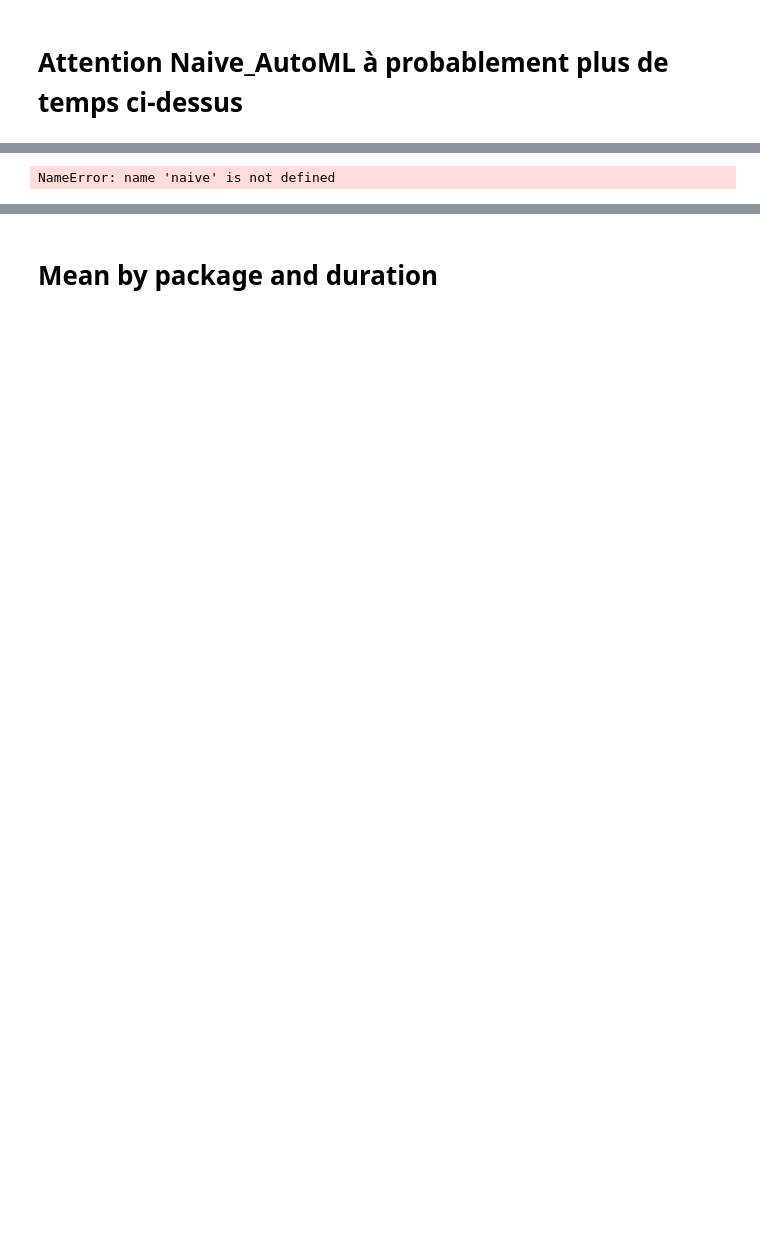
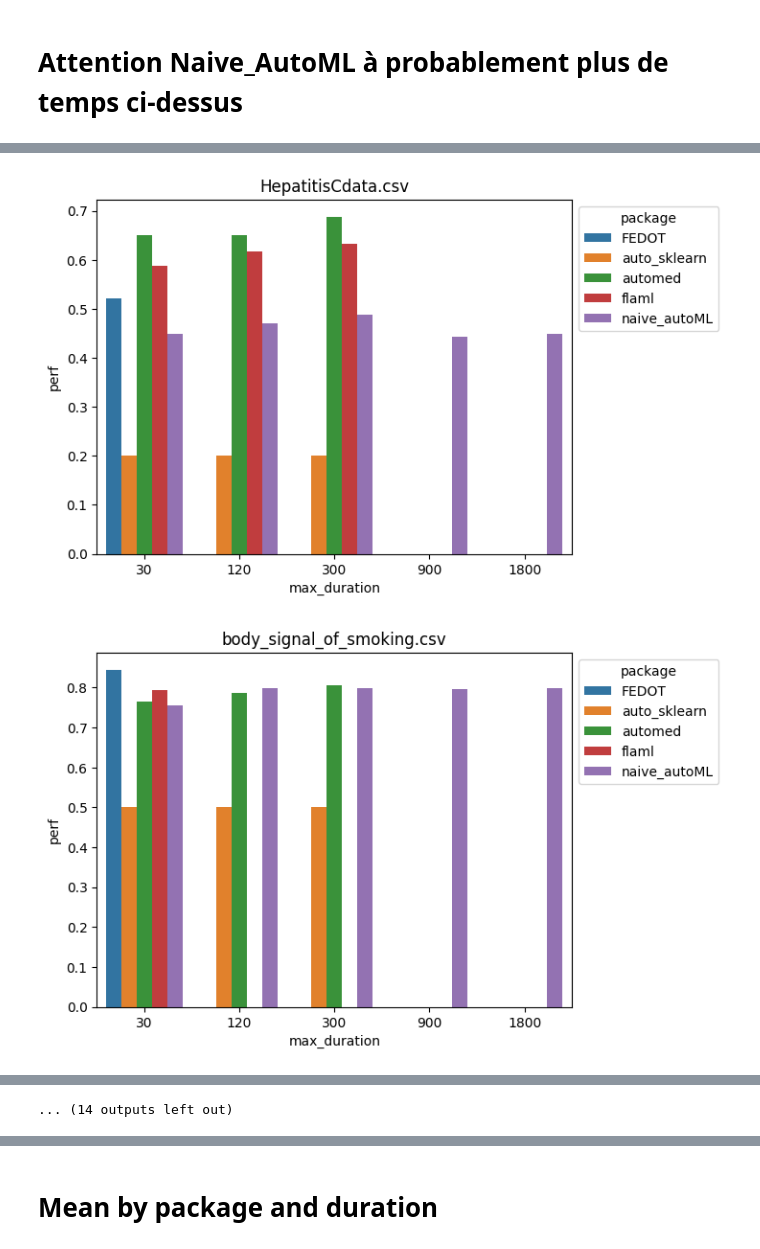
Before and after one commit to IIAS-Research/iaml, a Jupyter notebook: src/sandbox/compare_bench2.ipynb, the cells around one changed output, grey strips where cells are left out. Drawn from its saved outputs; the diff is of its cells as text; code cells hidden in the pictures; blank space fills up the shorter version.

```diff
--- a/src/sandbox/compare_bench2.ipynb
+++ b/src/sandbox/compare_bench2.ipynb
@@ -119,11 +173,9 @@ naive_autoML : 0 / 1
 # %%
 
-import matplotlib.pyplot as plt
-import seaborn as sns
 
-def line_plot(df, filter_tuple, hue="dataset_name",zero_line=False, y_lim=None):
+def line_plot(df, filter_tuple, hue="dataset",zero_line=False, y_lim=None):
     plt.figure()
-    plot = sns.lineplot(data=df[df[filter_tuple[0]] == filter_tuple[1]], x="duration", y="perf", hue=hue)
+    plot = sns.lineplot(data=df[df[filter_tuple[0]] == filter_tuple[1]], x="max_duration", y="perf", hue=hue)
     sns.move_legend(plot, "upper left", bbox_to_anchor=(1, 1))
     plt.title(str(filter_tuple))
     if zero_line:
@@ -133,8 +185,23 @@ def line_plot(df, filter_tuple, hue="dataset_name",zero_line=False, y_lim=None):
         plt.ylim(*y_lim)
     plt.show()
 
+def bar_plot(df, dataset, show_fold=False):
+    if not show_fold:
+        df = df.groupby(['package', 'max_duration', 'dataset']).mean(numeric_only=True).reset_index()
 
-merged_df = pd.concat([naive, automed_void, autosk])[['package', 'duration', 'dataset_name', 'perf']]
+    package_order = sorted(df['package'].unique())
+    plot = sns.barplot(data=df[df['dataset'] == dataset], x='max_duration', y='perf', hue='package', hue_order=package_order)
+    sns.move_legend(plot, "upper left", bbox_to_anchor=(1, 1))
+    plt.title(str(dataset))
+    plt.show()
+
+
+merged_df = bench[['package', 'max_duration', 'dataset', 'perf']]
 merged_df = merged_df.dropna() # Avoid penalize a package if no value
-# %% [output]
-NameError: name 'naive' is not defined
+# %%
+# plt.figure(figsize=(10, 6))
+for dataset in merged_df['dataset'].unique():
+    bar_plot(bench, dataset)
+# %% [output]
+[figure, added]
+[figure, added]
@@ -141 +218,2 @@ NameError: name 'naive' is not defined
+... (14 outputs left out)
 # %%
```
Also changed, not shown: parts of 18 cells of this notebook, 3 other files.
